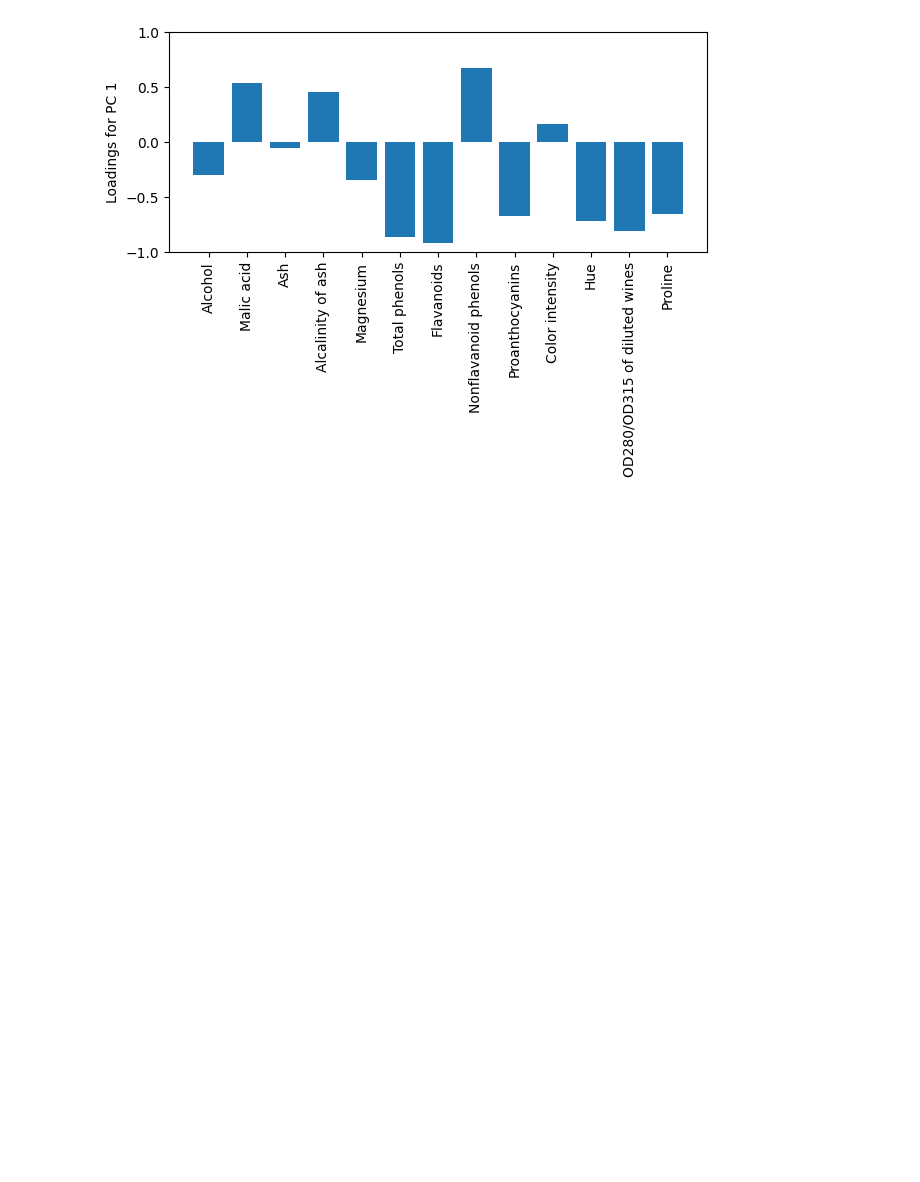
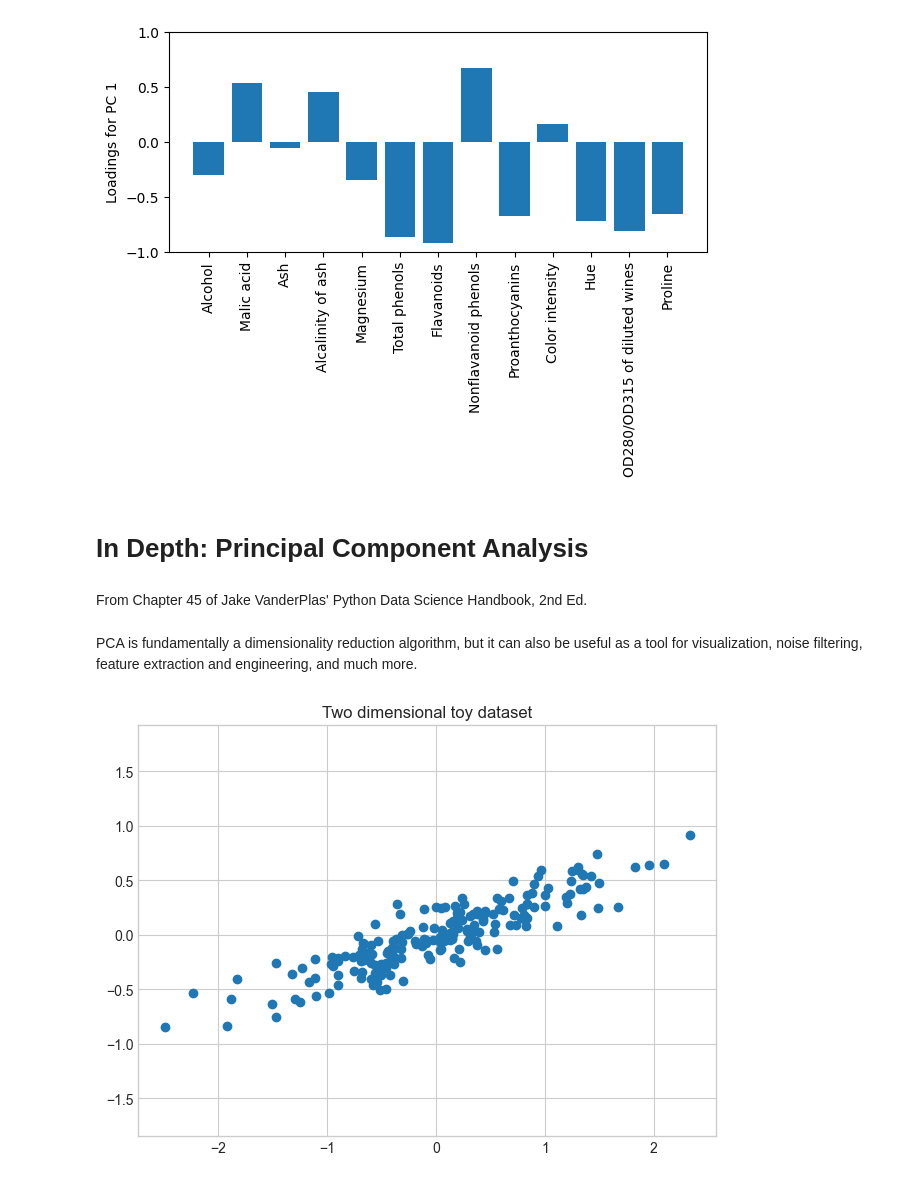
Before and after one commit to curtpond/segmentation, a Jupyter notebook: pca.ipynb, the cells around one changed output. Saved outputs shown, nothing was run; the diff lists cells and outputs as text; code cells hidden in the pictures; blank space fills up the shorter version.

Commit message:
Added new visualization.

```diff
--- a/pca.ipynb
+++ b/pca.ipynb
@@ -231,3 +231,20 @@ plt.tight_layout()
 plt.show()
 # %% [output]
 [figure]
+# %% [markdown]
+# In Depth: Principal Component Analysis
+# %% [markdown]
+From Chapter 45 of Jake VanderPlas' Python Data Science Handbook, 2nd Ed.
+# %% [markdown]
+PCA is fundamentally a dimensionality reduction algorithm, but it can also be useful as a tool for visualization, noise filtering, feature extraction and engineering, and much more.
+# %%
+# Build a two dimensional toy dataset
+rng = np.random.RandomState(1) # Initialize random number generator
+X = np.dot(rng.rand(2, 2), rng.randn(2, 200)).T # Create a 200x2 matrix of random numbers and multiply it by a 2x2 matrix of random numbers
+plt.scatter(X[:, 0], X[:, 1]) # Create a scatter plot of the data
+plt.axis('equal') # Set the aspect ratio of the plot to be equal
+plt.title('Two dimensional toy dataset')
+plt.tight_layout()
+plt.show()
+# %% [output]
+[figure, added]
```
